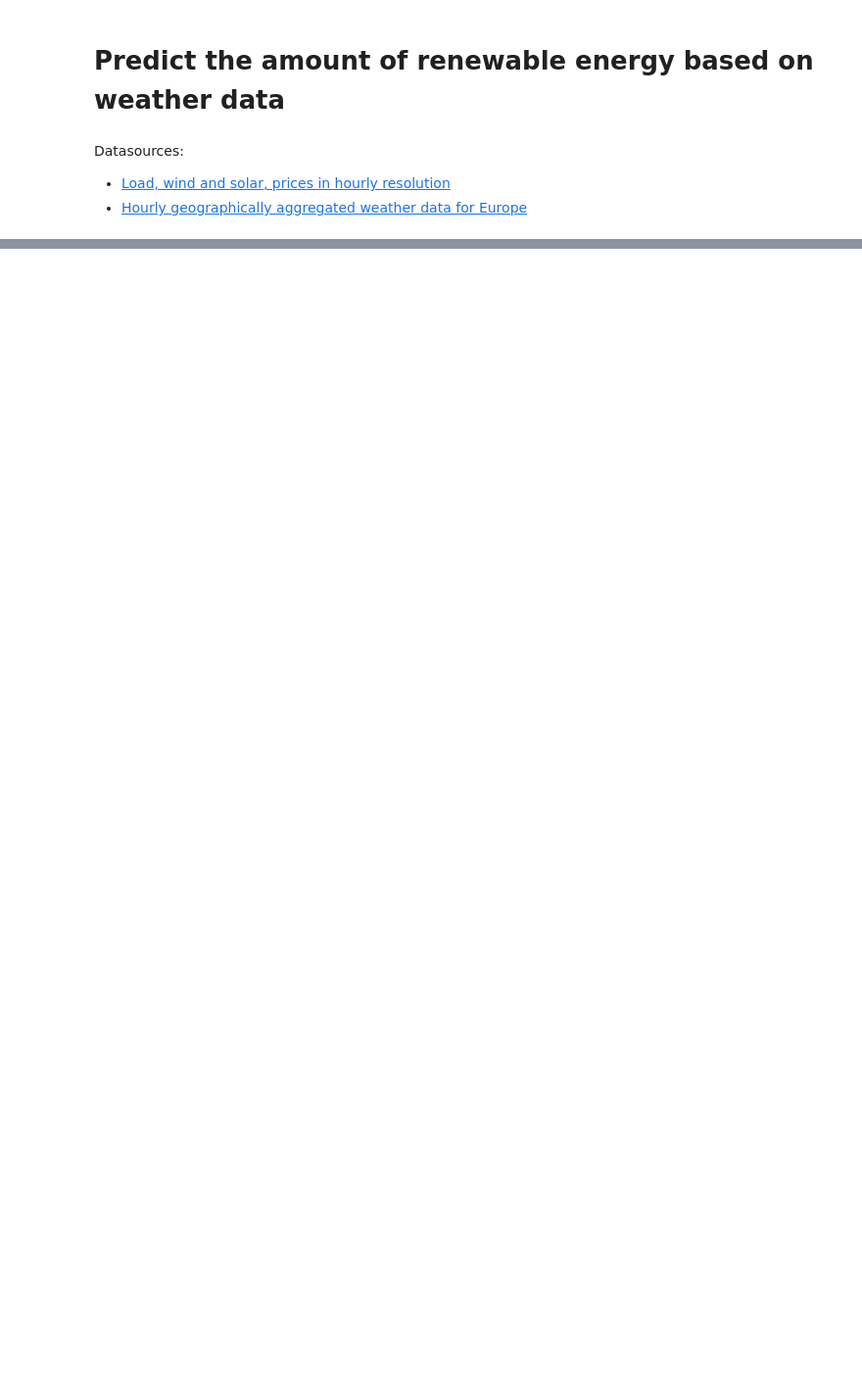
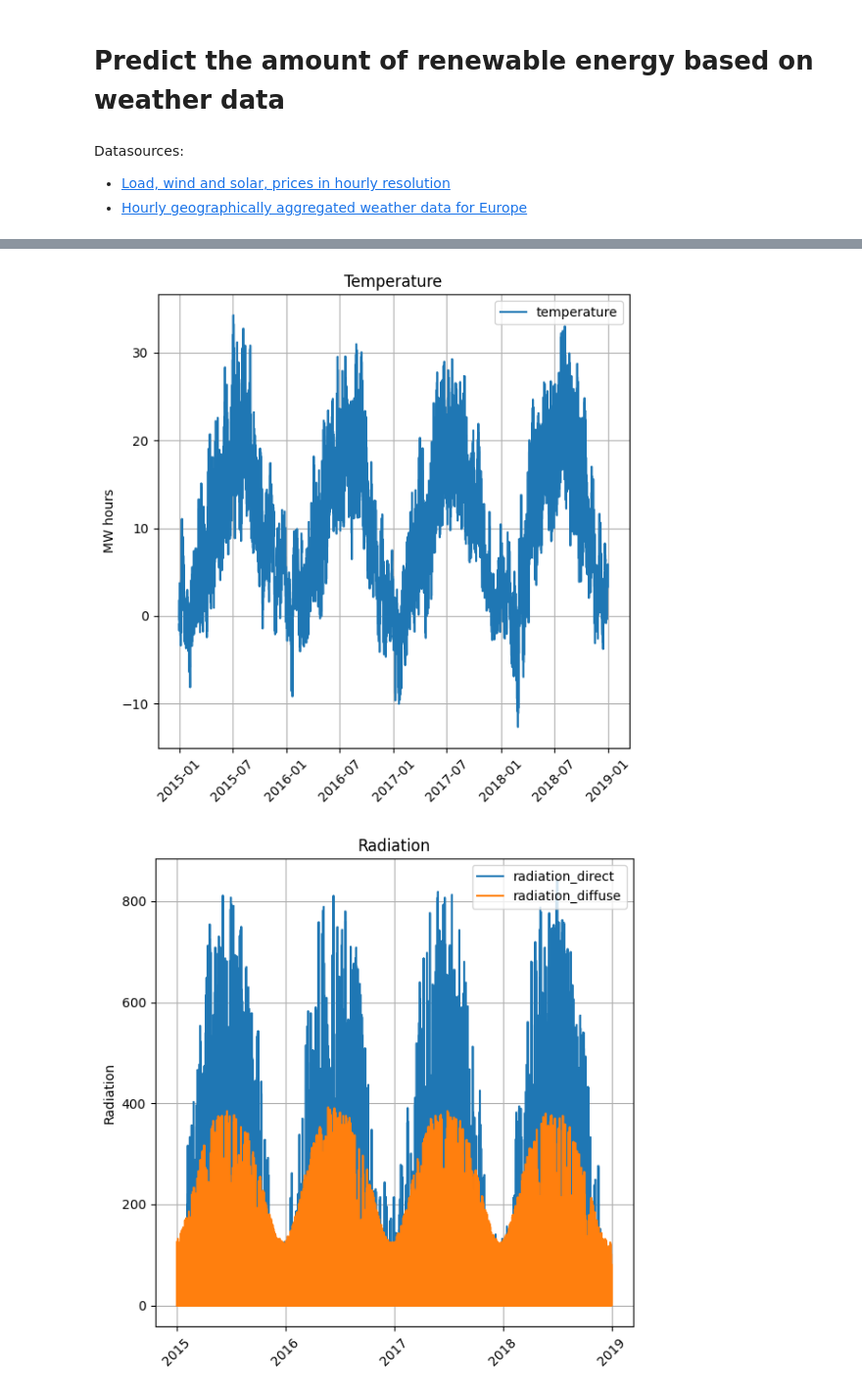
Before and after one commit to M0r13n/ml-playground, a Jupyter notebook: energy_weather/EnergyWeather.ipynb, the cells around one changed output, grey strips where cells are left out. Shown at 98% size. Cells and saved outputs as stored; diff of their text form; code cells hidden in the pictures; blank space fills up the shorter version.

```diff
--- a/energy_weather/EnergyWeather.ipynb
+++ b/energy_weather/EnergyWeather.ipynb
@@ -28,16 +44,0 @@ Download done.
-# %%
-import sqlite3
-import pandas as pd
-
-db_connection = sqlite3.connect(ENERGY_DB_PATH)
-
-COLS_OF_INTEREST = ['utc_timestamp', 'DE_solar_capacity', 'DE_solar_generation_actual', 'DE_wind_capacity', 'DE_wind_generation_actual']
-
-query = f"SELECT {','.join(COLS_OF_INTEREST)} FROM time_series_60min_singleindex"
-df = pd.read_sql_query(query, db_connection)
-
-# Manually convert utc_timestamp to datetime with the correct format
-df['utc_timestamp'] = pd.to_datetime(df['utc_timestamp'], format='ISO8601')
-
-# Set utc_timestamp as the index (rather than the number
-df.set_index('utc_timestamp', inplace=True)
@@ -93,0 +177,32 @@ plt.show()
+# %%
+plt.figure(figsize=(6, 6))
+
+df = weather_training_df
+
+plt.title('Temperature')
+plt.plot(df['utc_timestamp'], df['DE_temperature'], label='temperature')
+plt.ylabel('MW hours')
+plt.grid(True)
+plt.xticks(rotation=45)  # Rotate x-axis labels for better visibility
+plt.tight_layout()
+plt.legend()
+plt.show()
+
+plt.figure(figsize=(6, 6))
+
+ax = plt.gca()
+ax.xaxis.set_major_formatter(date_formatter)
+ax.xaxis.set_major_locator(locator)
+
+plt.title('Radiation')
+plt.plot(df['utc_timestamp'], df['DE_radiation_direct_horizontal'], label='radiation_direct')
+plt.plot(df['utc_timestamp'], df['DE_radiation_diffuse_horizontal'], label='radiation_diffuse')
+plt.ylabel('Radiation')
+plt.grid(True)
+plt.xticks(rotation=45)  # Rotate x-axis labels for better visibility
+plt.tight_layout()
+plt.legend()
+plt.show()
+# %% [output]
+[figure, added]
+[figure, added]
```
Also changed, not shown: parts of 15 cells of this notebook, 3 other files.
